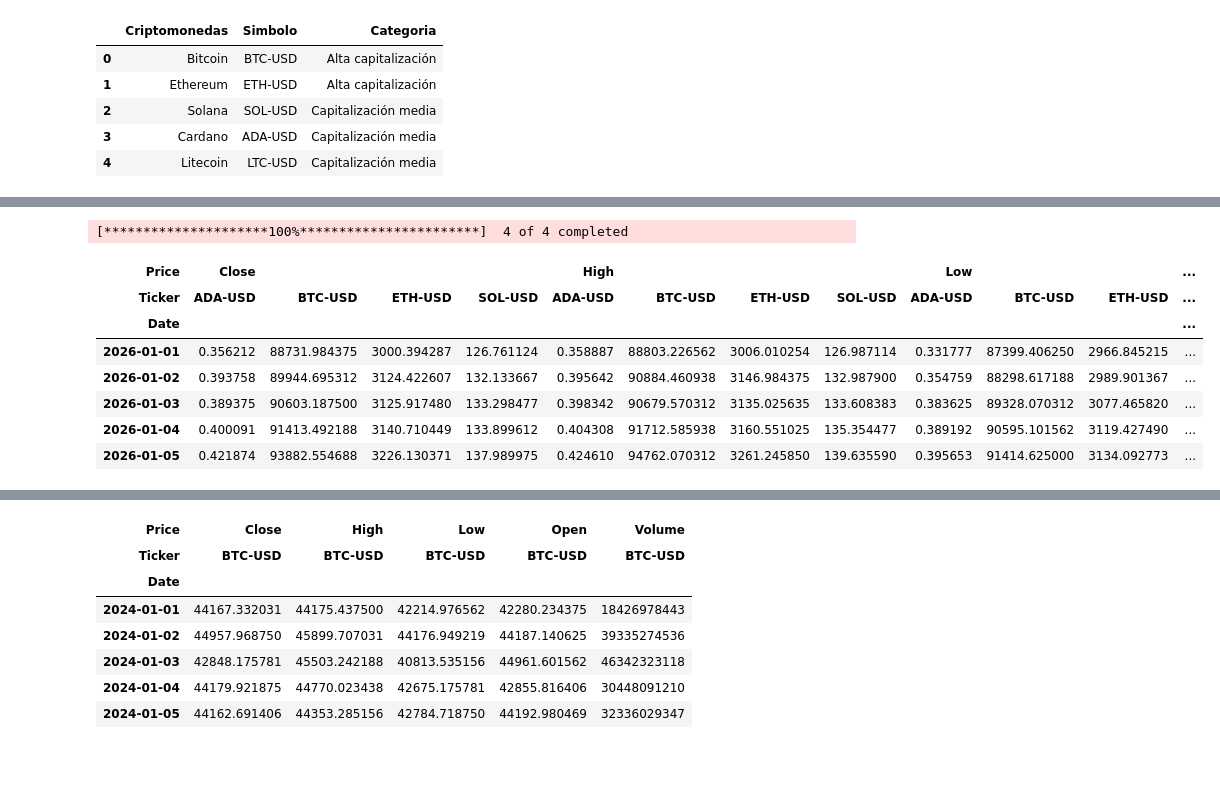
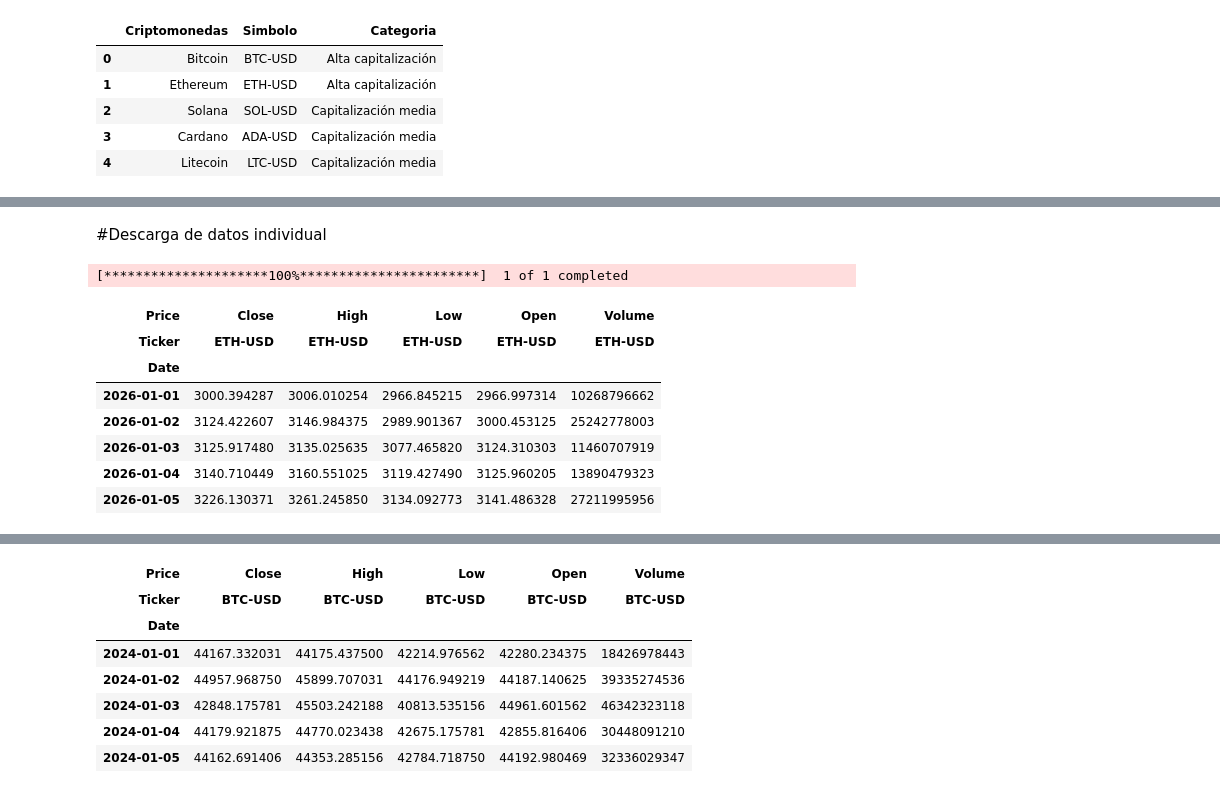
Before and after one commit to fraygoezdavid/Lenguajes_de_programacion, a Jupyter notebook: Proyecto_Cripto_Entregable.ipynb, the cells around one changed output, grey strips where cells are left out. Saved outputs shown, nothing was run; the diff lists cells and outputs as text; code cells hidden in the pictures; blank space fills up the shorter version.

```diff
--- a/Proyecto_Cripto_Entregable.ipynb
+++ b/Proyecto_Cripto_Entregable.ipynb
@@ -76,16 +90,18 @@ tickers = ['BTC-USD', 'ETH-USD', 'SOL-USD', 'ADA-USD', 'LTC-USD' ]
+# %% [markdown]
+#Descarga de datos individual
 # %%
-btc = yf.download (tickers, start='2026-01-01', end='2026-05-12', interval='1d')
+btc = yf.download ('ETH-USD', start='2026-01-01', end='2026-05-12', interval='1d')
 btc.head()
 # %% [output]
-[*********************100%***********************]  4 of 4 completed
+[*********************100%***********************]  1 of 1 completed
-| Price | Close |  |  |  | High |  |  |  | Low |  |  | ... |
-| Ticker | ADA-USD | BTC-USD | ETH-USD | SOL-USD | ADA-USD | BTC-USD | ETH-USD | SOL-USD | ADA-USD | BTC-USD | ETH-USD | ... |
-| Date |  |  |  |  |  |  |  |  |  |  |  | ... |
-| 2026-01-01 | 0.356212 | 88731.984375 | 3000.394287 | 126.761124 | 0.358887 | 88803.226562 | 3006.010254 | 126.987114 | 0.331777 | 87399.406250 | 2966.845215 | ... |
-| 2026-01-02 | 0.393758 | 89944.695312 | 3124.422607 | 132.133667 | 0.395642 | 90884.460938 | 3146.984375 | 132.987900 | 0.354759 | 88298.617188 | 2989.901367 | ... |
-| 2026-01-03 | 0.389375 | 90603.187500 | 3125.917480 | 133.298477 | 0.398342 | 90679.570312 | 3135.025635 | 133.608383 | 0.383625 | 89328.070312 | 3077.465820 | ... |
-| 2026-01-04 | 0.400091 | 91413.492188 | 3140.710449 | 133.899612 | 0.404308 | 91712.585938 | 3160.551025 | 135.354477 | 0.389192 | 90595.101562 | 3119.427490 | ... |
-| 2026-01-05 | 0.421874 | 93882.554688 | 3226.130371 | 137.989975 | 0.424610 | 94762.070312 | 3261.245850 | 139.635590 | 0.395653 | 91414.625000 | 3134.092773 | ... |
+| Price | Close | High | Low | Open | Volume |
+| Ticker | ETH-USD | ETH-USD | ETH-USD | ETH-USD | ETH-USD |
+| Date |  |  |  |  |  |
+| 2026-01-01 | 3000.394287 | 3006.010254 | 2966.845215 | 2966.997314 | 10268796662 |
+| 2026-01-02 | 3124.422607 | 3146.984375 | 2989.901367 | 3000.453125 | 25242778003 |
+| 2026-01-03 | 3125.917480 | 3135.025635 | 3077.465820 | 3124.310303 | 11460707919 |
+| 2026-01-04 | 3140.710449 | 3160.551025 | 3119.427490 | 3125.960205 | 13890479323 |
+| 2026-01-05 | 3226.130371 | 3261.245850 | 3134.092773 | 3141.486328 | 27211995956 |
 # %%
 eth = yf.download ('ETH-USD', start='2026-01-01', end='2026-05-12', interval='1d')
 eth.head()
```
Also changed, not shown: parts of 10 cells of this notebook.
